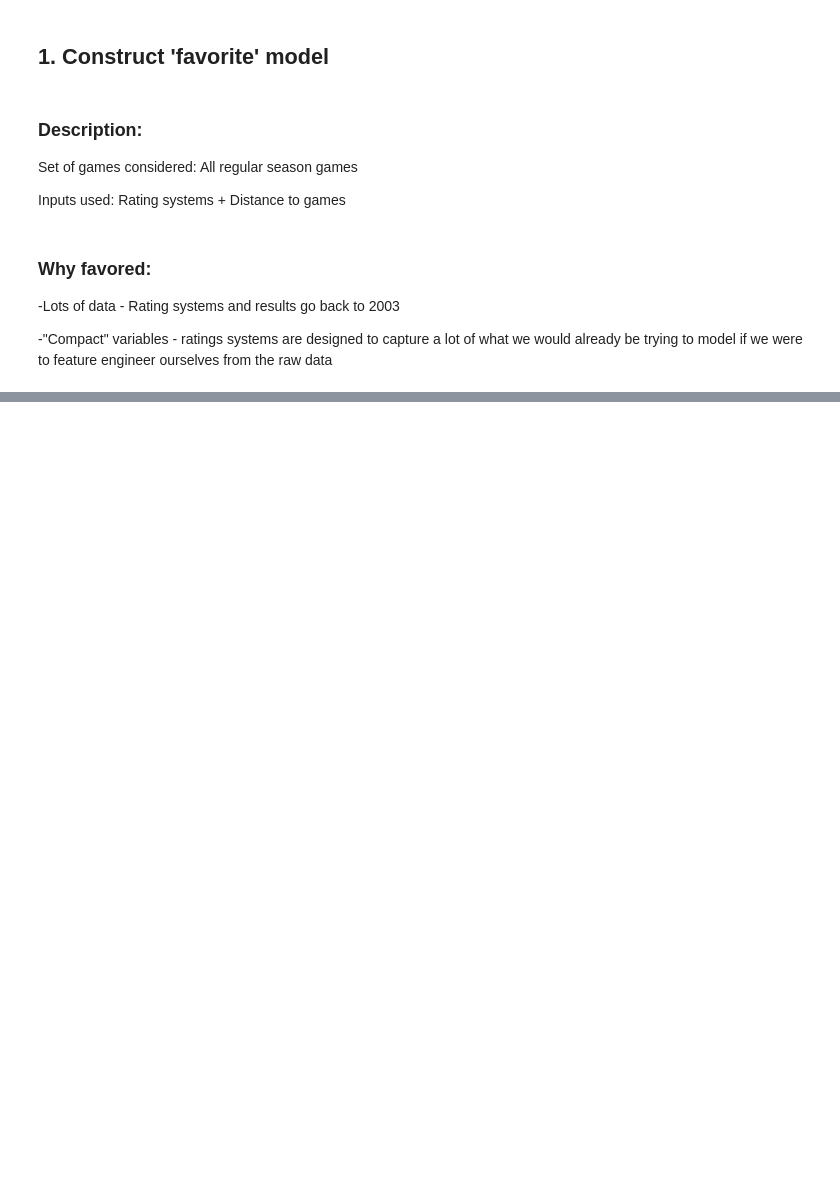
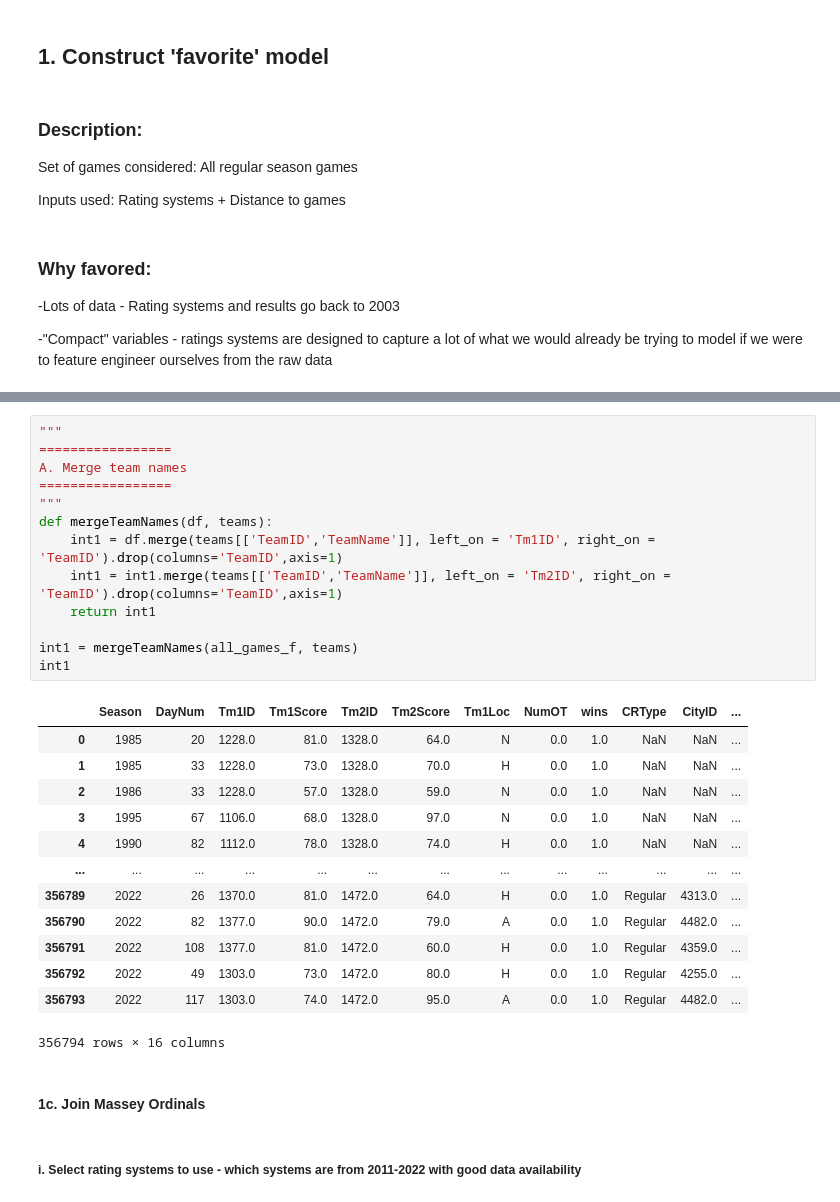
Before and after one commit to kevniu95/NCAA-Tournament-Modeler-Project, a Jupyter notebook: source/prediction_models/ml_helper.ipynb, the cells around one changed output, grey strips where cells are left out. Cells and saved outputs as stored; diff of their text form; blank space fills up the shorter version.

```diff
--- a/source/prediction_models/ml_helper.ipynb
+++ b/source/prediction_models/ml_helper.ipynb
@@ -65,0 +157,31 @@ Rating systems + Distance to games
+# %%
+"""
+=================
+A. Merge team names
+=================
+"""
+def mergeTeamNames(df, teams):
+    int1 = df.merge(teams[['TeamID','TeamName']], left_on = 'Tm1ID', right_on = 'TeamID').drop(columns='TeamID',axis=1)
+    int1 = int1.merge(teams[['TeamID','TeamName']], left_on = 'Tm2ID', right_on = 'TeamID').drop(columns='TeamID',axis=1)
+    return int1
+
+int1 = mergeTeamNames(all_games_f, teams)
+int1
+# %% [output]
+|  | Season | DayNum | Tm1ID | Tm1Score | Tm2ID | Tm2Score | Tm1Loc | NumOT | wins | CRType | CityID | ... |
+| 0 | 1985 | 20 | 1228.0 | 81.0 | 1328.0 | 64.0 | N | 0.0 | 1.0 | NaN | NaN | ... |
+| 1 | 1985 | 33 | 1228.0 | 73.0 | 1328.0 | 70.0 | H | 0.0 | 1.0 | NaN | NaN | ... |
+| 2 | 1986 | 33 | 1228.0 | 57.0 | 1328.0 | 59.0 | N | 0.0 | 1.0 | NaN | NaN | ... |
+| 3 | 1995 | 67 | 1106.0 | 68.0 | 1328.0 | 97.0 | N | 0.0 | 1.0 | NaN | NaN | ... |
+| 4 | 1990 | 82 | 1112.0 | 78.0 | 1328.0 | 74.0 | H | 0.0 | 1.0 | NaN | NaN | ... |
+| ... | ... | ... | ... | ... | ... | ... | ... | ... | ... | ... | ... | ... |
+| 356789 | 2022 | 26 | 1370.0 | 81.0 | 1472.0 | 64.0 | H | 0.0 | 1.0 | Regular | 4313.0 | ... |
+| 356790 | 2022 | 82 | 1377.0 | 90.0 | 1472.0 | 79.0 | A | 0.0 | 1.0 | Regular | 4482.0 | ... |
+| 356791 | 2022 | 108 | 1377.0 | 81.0 | 1472.0 | 60.0 | H | 0.0 | 1.0 | Regular | 4359.0 | ... |
+| 356792 | 2022 | 49 | 1303.0 | 73.0 | 1472.0 | 80.0 | H | 0.0 | 1.0 | Regular | 4255.0 | ... |
+| 356793 | 2022 | 117 | 1303.0 | 74.0 | 1472.0 | 95.0 | A | 0.0 | 1.0 | Regular | 4482.0 | ... |
+356794 rows × 16 columns
+# %% [markdown]
+#### 1c. Join Massey Ordinals
+# %% [markdown]
+##### i. Select rating systems to use - which systems are from 2011-2022 with good data availability
```
Also changed, not shown: parts of 32 cells of this notebook, 3 other files.
